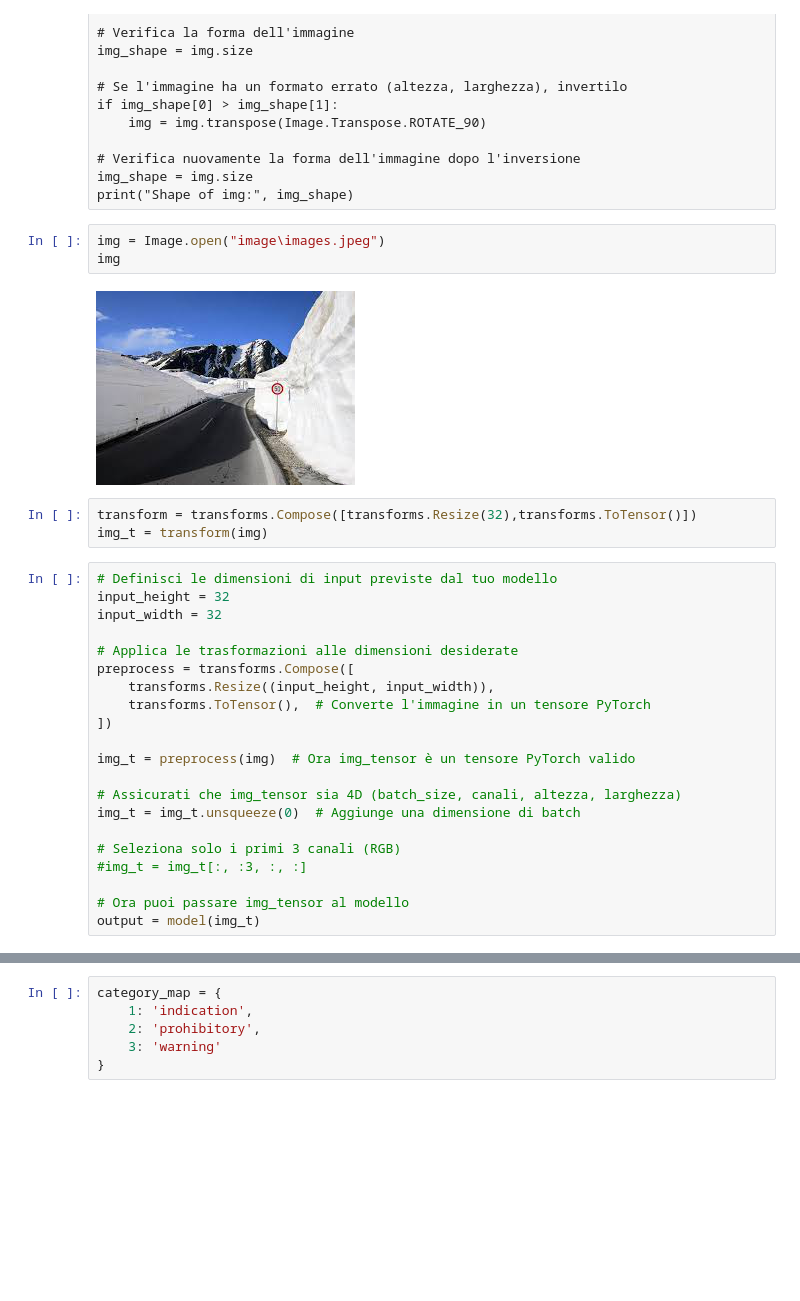
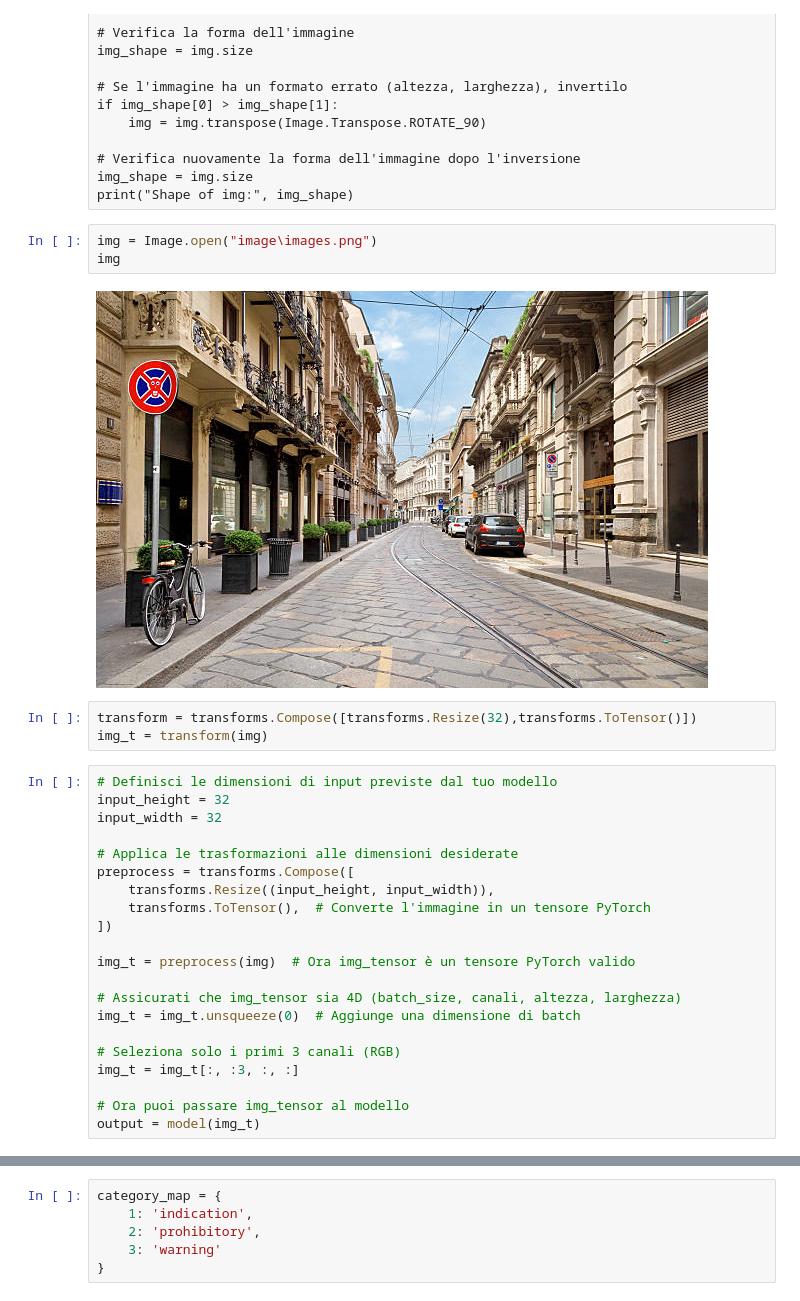
Before and after one commit to gorgons97/MachineLearning_Unict, a Jupyter notebook: result.ipynb, the cells around one changed output, grey strips where cells are left out. Saved outputs shown, nothing was run; the diff lists cells and outputs as text; blank space fills up the shorter version.

```diff
--- a/result.ipynb
+++ b/result.ipynb
@@ -68,10 +70,10 @@ if img_shape[0] > img_shape[1]:
 img_shape = img.size
 print("Shape of img:", img_shape)
 # %%
-img = Image.open("image\images.jpeg")
+img = Image.open("image\images.png")
 img
 # %% [output]
-[figure, old version]
+[figure, new version]
 # %%
 transform = transforms.Compose([transforms.Resize(32),transforms.ToTensor()])
 img_t = transform(img)
@@ -92,7 +94,7 @@ img_t = preprocess(img)  # Ora img_tensor è un tensore PyTorch valido
 img_t = img_t.unsqueeze(0)  # Aggiunge una dimensione di batch
 
 # Seleziona solo i primi 3 canali (RGB)
-#img_t = img_t[:, :3, :, :]
+img_t = img_t[:, :3, :, :]
 
 # Ora puoi passare img_tensor al modello
 output = model(img_t)
```
Also changed, not shown: parts of 7 cells of this notebook, 11 other files.
